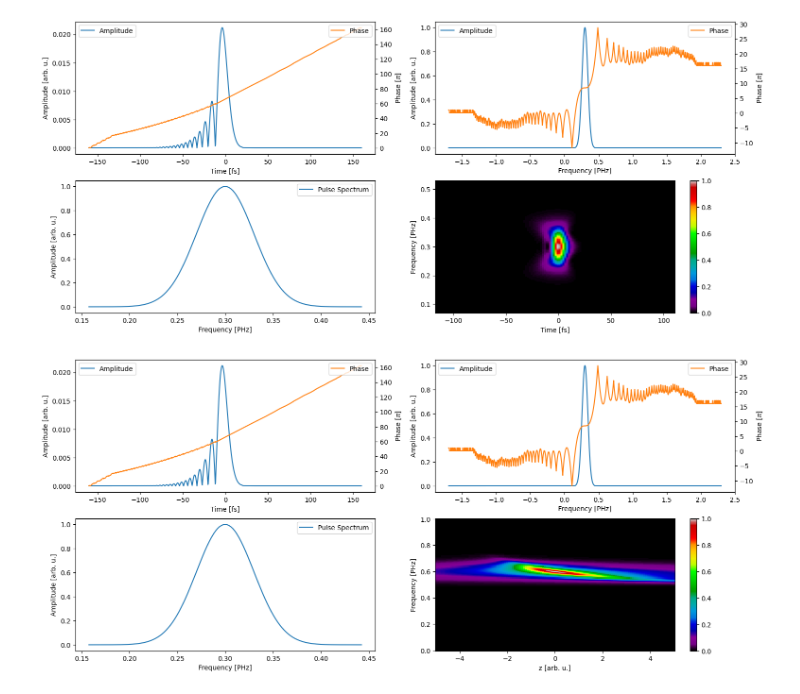
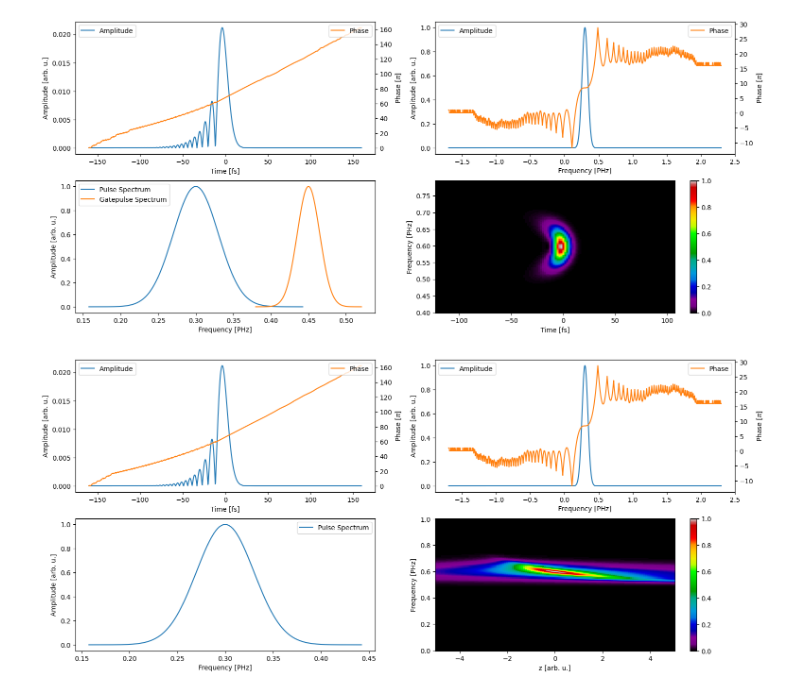
Before and after one commit to matillda123/Pulse-Retrieval-with-JAX, a Jupyter notebook: _usage_example.ipynb, the cells around one changed output. Cells and saved outputs as stored; diff of their text form; code cells hidden in the pictures.

```diff
--- a/_usage_example.ipynb
+++ b/_usage_example.ipynb
@@ -39,13 +39,13 @@ input_pulses_gate=pulse_maker.input_pulses
 # %%
-time, frequency, trace, spectra=pulse_maker.generate_frog_trace_and_spectrum(time_inp, frequency_inp, pulse_t_inp, pulse_f_inp, nonlinear_method="pg",
-                                                                                                  scale_time_range=5, N=128, xfrog=False,
+time, frequency, trace, spectra=pulse_maker.generate_frog_trace_and_spectrum(time_inp, frequency_inp, pulse_t_inp, pulse_f_inp, nonlinear_method="sd",
+                                                                                                  scale_time_range=5, N=128, xfrog=True,
                                                                                                   gate=(frequency_gate, pulse_f_gate),
                                                                                                   interpolate_fft_conform=False, cut_off_val=1e-2,
                                                                                                   ifrog=False)#, frequency_range=(0,1))
 
 #trace = apply_noise(trace, scale_val=(0.05, 0.05), additive_noise=True, multiplicative_noise=True)
 # %% [output]
-[figure, old version]
+[figure, new version]
 # %%
 z_arr=np.linspace(-5, 5, 128)
 #pulse_t, pulse_f=pulse_maker.precompensate_pulse_for_dscan(time, frequency, pulse_t, GDD=-5000, TOD=0, central_f=0.5)
```
Also changed, not shown: parts of 3 cells of this notebook, 3 other files.
